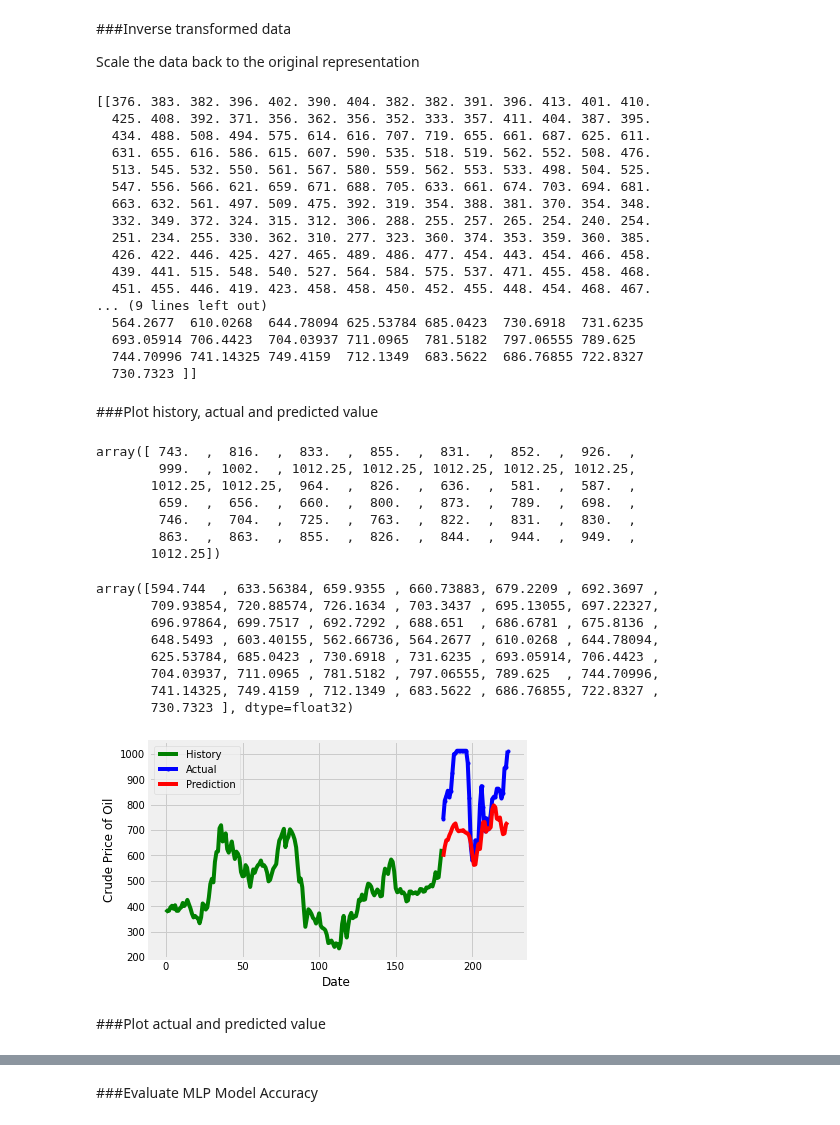
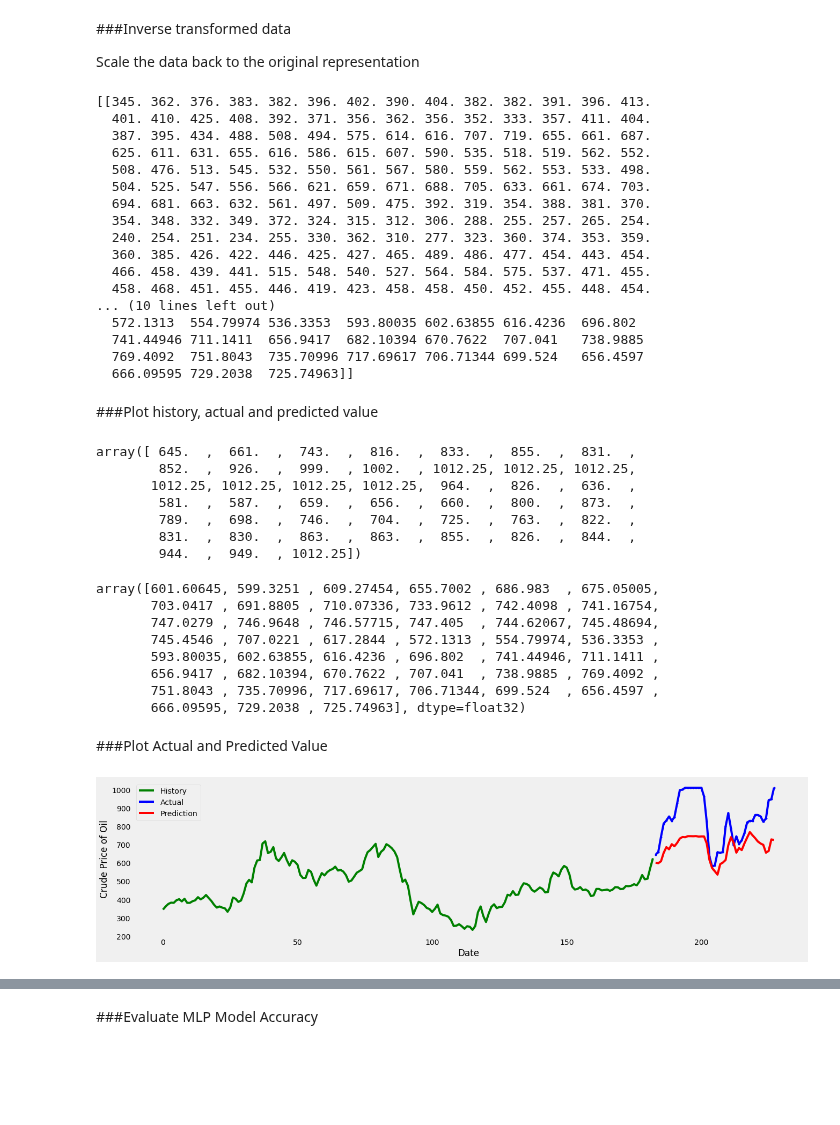
Before and after one commit to mofuoku417/Machine-Learning-Techniques-for-Multivariate-Time-Series-Forecasting-of-Crude-Palm-Oil-Prices, a Jupyter notebook: MV_CNN.ipynb, the cells around one changed output, grey strips where cells are left out. Saved outputs shown, nothing was run; the diff lists cells and outputs as text; code cells hidden in the pictures; blank space fills up the shorter version.

```diff
--- a/MV_CNN.ipynb
+++ b/MV_CNN.ipynb
@@ -231,7 +268,7 @@ def createDataset(X, y, time_steps):
 
     return np.array(Xs), np.array(ys)
 
-time_steps = 3
+time_steps = 1
 X_train, y_train = createDataset(train, train.cpo_pri, time_steps)
 X_test, y_test = createDataset(test, test.cpo_pri, time_steps)
 print(X_train.shape, y_train.shape)
@@ -241,8 +284,8 @@ print(X_train.shape, y_train.shape)
 ###Create Model
 # %%
 cnn_model = tf.keras.Sequential()
-cnn_model.add(tf.keras.layers.Conv1D(filters=64, kernel_size=2, activation='relu', input_shape=(X_test.shape[1], X_test.shape[2])))
-cnn_model.add(tf.keras.layers.MaxPooling1D(pool_size=2))
+cnn_model.add(tf.keras.layers.Conv1D(filters=128, kernel_size=1, activation='relu', input_shape=(X_test.shape[1], X_test.shape[2])))
+cnn_model.add(tf.keras.layers.MaxPooling1D(pool_size=1))
 cnn_model.add(tf.keras.layers.Flatten())
 cnn_model.add(tf.keras.layers.Dense(50, activation='relu'))
 cnn_model.add(tf.keras.layers.Dense(1))
@@ -357,23 +400,23 @@ print(y_train_inv)
 print(y_test_inv)
 print(y_pred_inv)
 # %% [output]
-[[376. 383. 382. 396. 402. 390. 404. 382. 382. 391. 396. 413. 401. 410.
-  425. 408. 392. 371. 356. 362. 356. 352. 333. 357. 411. 404. 387. 395.
-  434. 488. 508. 494. 575. 614. 616. 707. 719. 655. 661. 687. 625. 611.
-  631. 655. 616. 586. 615. 607. 590. 535. 518. 519. 562. 552. 508. 476.
-  513. 545. 532. 550. 561. 567. 580. 559. 562. 553. 533. 498. 504. 525.
-  547. 556. 566. 621. 659. 671. 688. 705. 633. 661. 674. 703. 694. 681.
-  663. 632. 561. 497. 509. 475. 392. 319. 354. 388. 381. 370. 354. 348.
-  332. 349. 372. 324. 315. 312. 306. 288. 255. 257. 265. 254. 240. 254.
-  251. 234. 255. 330. 362. 310. 277. 323. 360. 374. 353. 359. 360. 385.
-  426. 422. 446. 425. 427. 465. 489. 486. 477. 454. 443. 454. 466. 458.
-  439. 441. 515. 548. 540. 527. 564. 584. 575. 537. 471. 455. 458. 468.
-  451. 455. 446. 419. 423. 458. 458. 450. 452. 455. 448. 454. 468. 467.
-... (9 lines left out)
-  564.2677  610.0268  644.78094 625.53784 685.0423  730.6918  731.6235
-  693.05914 706.4423  704.03937 711.0965  781.5182  797.06555 789.625
-  744.70996 741.14325 749.4159  712.1349  683.5622  686.76855 722.8327
-  730.7323 ]]
+[[345. 362. 376. 383. 382. 396. 402. 390. 404. 382. 382. 391. 396. 413.
+  401. 410. 425. 408. 392. 371. 356. 362. 356. 352. 333. 357. 411. 404.
+  387. 395. 434. 488. 508. 494. 575. 614. 616. 707. 719. 655. 661. 687.
+  625. 611. 631. 655. 616. 586. 615. 607. 590. 535. 518. 519. 562. 552.
+  508. 476. 513. 545. 532. 550. 561. 567. 580. 559. 562. 553. 533. 498.
+  504. 525. 547. 556. 566. 621. 659. 671. 688. 705. 633. 661. 674. 703.
+  694. 681. 663. 632. 561. 497. 509. 475. 392. 319. 354. 388. 381. 370.
+  354. 348. 332. 349. 372. 324. 315. 312. 306. 288. 255. 257. 265. 254.
+  240. 254. 251. 234. 255. 330. 362. 310. 277. 323. 360. 374. 353. 359.
+  360. 385. 426. 422. 446. 425. 427. 465. 489. 486. 477. 454. 443. 454.
+  466. 458. 439. 441. 515. 548. 540. 527. 564. 584. 575. 537. 471. 455.
+  458. 468. 451. 455. 446. 419. 423. 458. 458. 450. 452. 455. 448. 454.
+... (10 lines left out)
+  572.1313  554.79974 536.3353  593.80035 602.63855 616.4236  696.802
+  741.44946 711.1411  656.9417  682.10394 670.7622  707.041   738.9885
+  769.4092  751.8043  735.70996 717.69617 706.71344 699.524   656.4597
+  666.09595 729.2038  725.74963]]
 # %% [markdown]
 ###Plot history, actual and predicted value
 # %%
@@ -382,34 +425,36 @@ y_train_inv
 y_test_inv = y_test_inv.flatten()
 y_test_inv
 # %% [output]
-array([ 743.  ,  816.  ,  833.  ,  855.  ,  831.  ,  852.  ,  926.  ,
-        999.  , 1002.  , 1012.25, 1012.25, 1012.25, 1012.25, 1012.25,
-       1012.25, 1012.25,  964.  ,  826.  ,  636.  ,  581.  ,  587.  ,
-        659.  ,  656.  ,  660.  ,  800.  ,  873.  ,  789.  ,  698.  ,
-        746.  ,  704.  ,  725.  ,  763.  ,  822.  ,  831.  ,  830.  ,
-        863.  ,  863.  ,  855.  ,  826.  ,  844.  ,  944.  ,  949.  ,
-       1012.25])
+array([ 645.  ,  661.  ,  743.  ,  816.  ,  833.  ,  855.  ,  831.  ,
+        852.  ,  926.  ,  999.  , 1002.  , 1012.25, 1012.25, 1012.25,
+       1012.25, 1012.25, 1012.25, 1012.25,  964.  ,  826.  ,  636.  ,
+        581.  ,  587.  ,  659.  ,  656.  ,  660.  ,  800.  ,  873.  ,
+        789.  ,  698.  ,  746.  ,  704.  ,  725.  ,  763.  ,  822.  ,
+        831.  ,  830.  ,  863.  ,  863.  ,  855.  ,  826.  ,  844.  ,
+        944.  ,  949.  , 1012.25])
 # %%
 y_pred_inv = y_pred_inv.flatten()
 y_pred_inv
 # %% [output]
-array([594.744  , 633.56384, 659.9355 , 660.73883, 679.2209 , 692.3697 ,
-       709.93854, 720.88574, 726.1634 , 703.3437 , 695.13055, 697.22327,
-       696.97864, 699.7517 , 692.7292 , 688.651  , 686.6781 , 675.8136 ,
-       648.5493 , 603.40155, 562.66736, 564.2677 , 610.0268 , 644.78094,
-       625.53784, 685.0423 , 730.6918 , 731.6235 , 693.05914, 706.4423 ,
-       704.03937, 711.0965 , 781.5182 , 797.06555, 789.625  , 744.70996,
-       741.14325, 749.4159 , 712.1349 , 683.5622 , 686.76855, 722.8327 ,
-       730.7323 ], dtype=float32)
+array([601.60645, 599.3251 , 609.27454, 655.7002 , 686.983  , 675.05005,
+       703.0417 , 691.8805 , 710.07336, 733.9612 , 742.4098 , 741.16754,
+       747.0279 , 746.9648 , 746.57715, 747.405  , 744.62067, 745.48694,
+       745.4546 , 707.0221 , 617.2844 , 572.1313 , 554.79974, 536.3353 ,
+       593.80035, 602.63855, 616.4236 , 696.802  , 741.44946, 711.1411 ,
+       656.9417 , 682.10394, 670.7622 , 707.041  , 738.9885 , 769.4092 ,
+       751.8043 , 735.70996, 717.69617, 706.71344, 699.524  , 656.4597 ,
+       666.09595, 729.2038 , 725.74963], dtype=float32)
+# %% [markdown]
+###Plot Actual and Predicted Value
 # %%
+plt.figure(figsize=(20,5))
+plt.grid()
 plt.plot(np.arange(0, len(y_train)), y_train_inv, color='green', label="History")
 plt.plot(np.arange(len(y_train), len(y_train) + len(y_test)), y_test_inv, color='blue', marker='.', label="Actual")
 plt.plot(np.arange(len(y_train), len(y_train) + len(y_test)), y_pred_inv, color='red', label="Prediction")
 plt.ylabel('Crude Price of Oil')
 plt.xlabel('Date')
 plt.legend()
 plt.show();
 # %% [output]
-[figure, old version]
+[figure, new version]
-# %% [markdown]
-###Plot actual and predicted value
```
Also changed, not shown: parts of 19 cells of this notebook.
